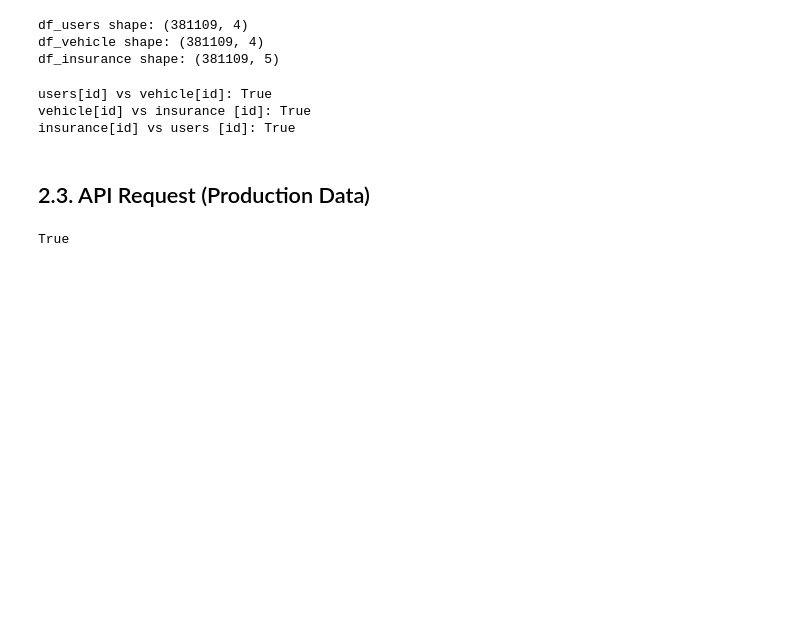
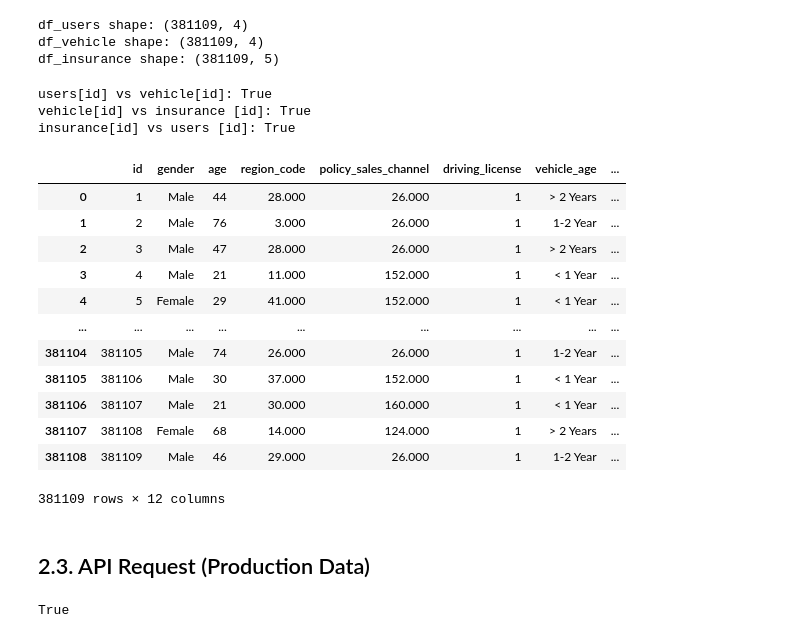
Before and after one commit to lbVictor/Health_Insurance_Cross_Sell, a Jupyter notebook: development/notebooks/health_insurance_cross_sell_cycle01.ipynb, the cells around one changed output. Saved outputs shown, nothing was run; the diff lists cells and outputs as text; code cells hidden in the pictures; blank space fills up the shorter version.

```diff
--- a/notebooks/health_insurance_cross_sell_cycle01.ipynb
+++ b/development/notebooks/health_insurance_cross_sell_cycle01.ipynb
@@ -259,11 +262,25 @@ vehicle[id] vs insurance [id]: True
 insurance[id] vs users [id]: True
 # %%
 # merge all dataframes on id columns
-df_01 = pd.merge(df_users, df_vehicle, on = 'id', how = 'inner')
-df_02 = pd.merge(df_aux, df_insurance, on = 'id', how = 'inner')
+df_aux = pd.merge(df_users, df_vehicle, on = 'id', how = 'inner')
+df_raw = pd.merge(df_aux, df_insurance, on = 'id', how = 'inner')
 
-# final dataframe
-df_02.to_csv('../data/train.csv')
+# show dataframe
+df_raw
+# %% [output]
+|  | id | gender | age | region_code | policy_sales_channel | driving_license | vehicle_age | ... |
+| 0 | 1 | Male | 44 | 28.000 | 26.000 | 1 | > 2 Years | ... |
+| 1 | 2 | Male | 76 | 3.000 | 26.000 | 1 | 1-2 Year | ... |
+| 2 | 3 | Male | 47 | 28.000 | 26.000 | 1 | > 2 Years | ... |
+| 3 | 4 | Male | 21 | 11.000 | 152.000 | 1 | < 1 Year | ... |
+| 4 | 5 | Female | 29 | 41.000 | 152.000 | 1 | < 1 Year | ... |
+| ... | ... | ... | ... | ... | ... | ... | ... | ... |
+| 381104 | 381105 | Male | 74 | 26.000 | 26.000 | 1 | 1-2 Year | ... |
+| 381105 | 381106 | Male | 30 | 37.000 | 152.000 | 1 | < 1 Year | ... |
+| 381106 | 381107 | Male | 21 | 30.000 | 160.000 | 1 | < 1 Year | ... |
+| 381107 | 381108 | Female | 68 | 14.000 | 124.000 | 1 | > 2 Years | ... |
+| 381108 | 381109 | Male | 46 | 29.000 | 26.000 | 1 | 1-2 Year | ... |
+381109 rows × 12 columns
 # %% [markdown]
 ## 2.3. API Request (Production Data)
 # %%
```
Also changed, not shown: parts of 14 cells of this notebook, 28 other files.
